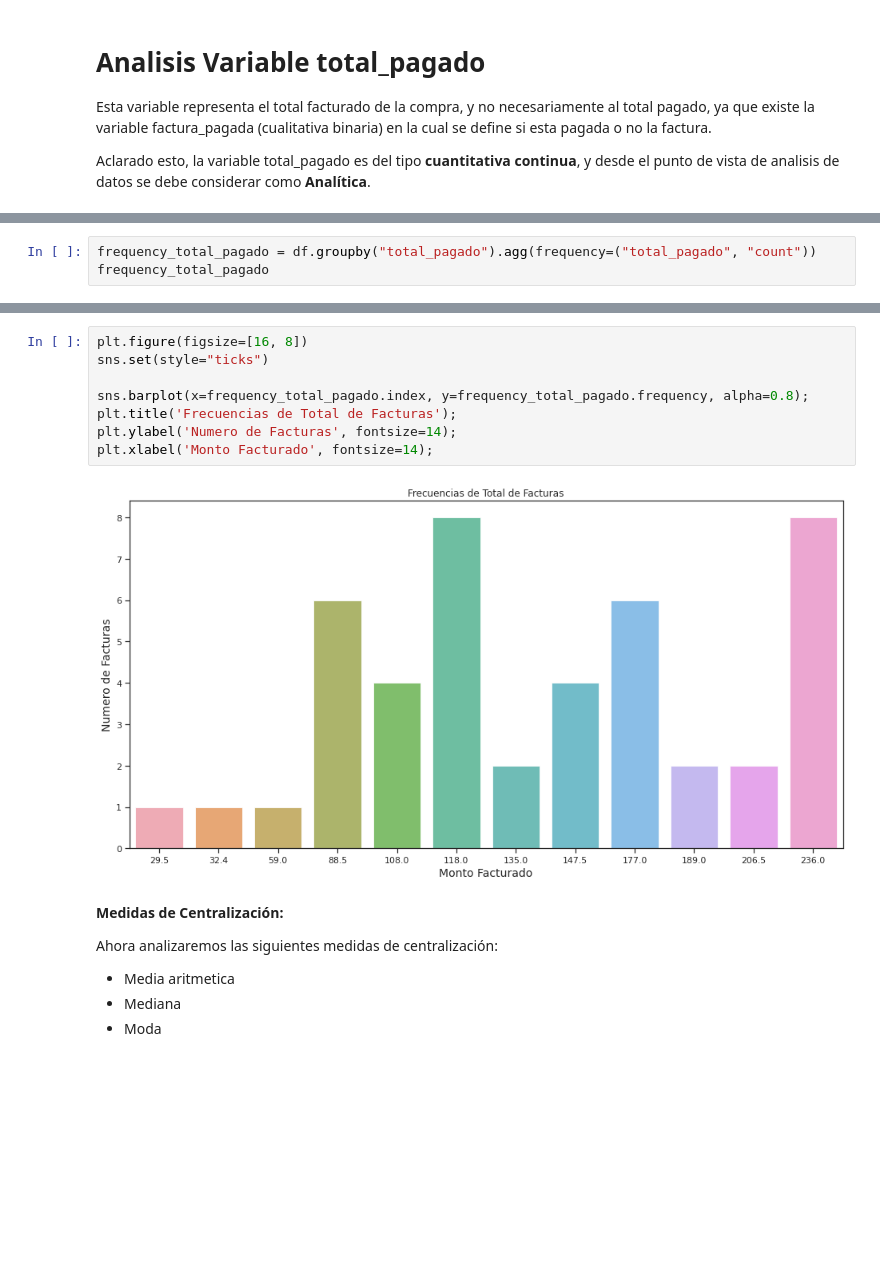
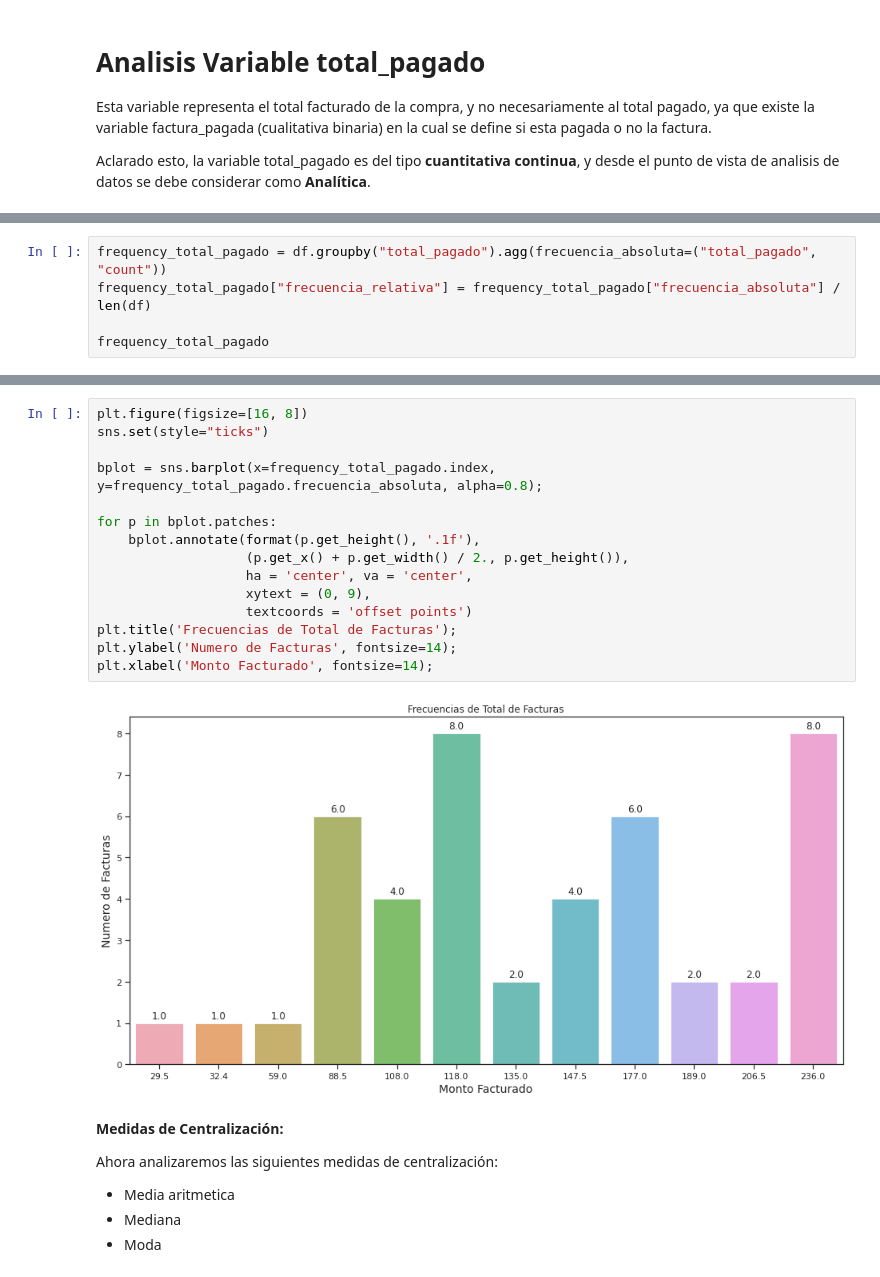
Before and after one commit to JALVARADORUIZ/Magister_BigData_UB, a Jupyter notebook: M2_AI2_AlvaradoRuizJoseArmando.ipynb, the cells around one changed output, grey strips where cells are left out. Drawn from its saved outputs; the diff is of its cells as text; blank space fills up the shorter version.

```diff
--- a/M2_AI2_AlvaradoRuizJoseArmando.ipynb
+++ b/M2_AI2_AlvaradoRuizJoseArmando.ipynb
@@ -98,4 +129,6 @@ Su tabla de frecuencia absoluta es:
 # %%
-frequency_total_pagado = df.groupby("total_pagado").agg(frequency=("total_pagado", "count"))
+frequency_total_pagado = df.groupby("total_pagado").agg(frecuencia_absoluta=("total_pagado", "count"))
+frequency_total_pagado["frecuencia_relativa"] = frequency_total_pagado["frecuencia_absoluta"] / len(df)
+
 frequency_total_pagado
 # %% [output]
@@ -116,13 +149,20 @@ frequency_total_pagado
 # %%
 plt.figure(figsize=[16, 8])
 sns.set(style="ticks")
 
-sns.barplot(x=frequency_total_pagado.index, y=frequency_total_pagado.frequency, alpha=0.8);
+bplot = sns.barplot(x=frequency_total_pagado.index, y=frequency_total_pagado.frecuencia_absoluta, alpha=0.8);
+
+for p in bplot.patches:
+    bplot.annotate(format(p.get_height(), '.1f'),
+                   (p.get_x() + p.get_width() / 2., p.get_height()),
+                   ha = 'center', va = 'center',
+                   xytext = (0, 9),
+                   textcoords = 'offset points')
 plt.title('Frecuencias de Total de Facturas');
 plt.ylabel('Numero de Facturas', fontsize=14);
 plt.xlabel('Monto Facturado', fontsize=14);
 # %% [output]
-[figure, old version]
+[figure, new version]
 # %% [markdown]
 **Medidas de Centralización:**
 
```
Also changed, not shown: parts of 26 cells of this notebook.
